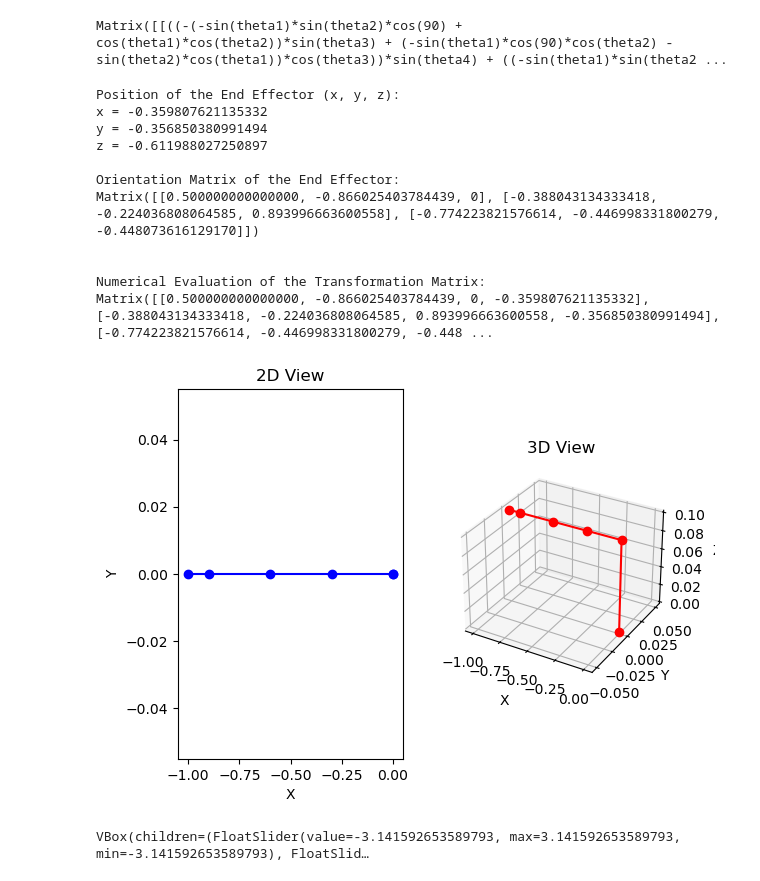
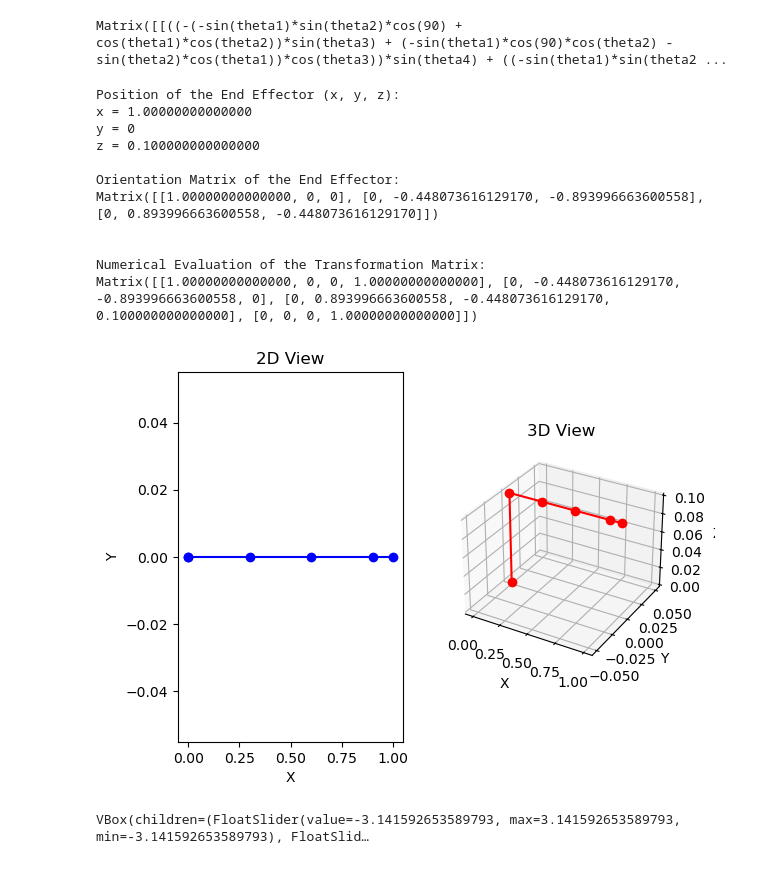
Before and after one commit to sulimanbadour1/Project_S, a Jupyter notebook: control/InverseKinematics/math/Forward_kinematics/FK.ipynb, the cells around one changed output. Drawn from its saved outputs; the diff is of its cells as text; code cells hidden in the pictures.

```diff
--- a/control/InverseKinematics/math/Forward_kinematics/FK.ipynb
+++ b/control/InverseKinematics/math/Forward_kinematics/FK.ipynb
@@ -55,22 +55,12 @@ Matrix([[((-(-sin(theta1)*sin(theta2)*cos(90) + cos(theta1)*cos(theta2))*sin(the
 
 ################  Numerical Evaluation  ################
 
-# DH Parameters
-d1, a1, alpha1 = 0.1, 0, 90  # Joint 1 rotates about z-axis
-d2, a2, alpha2 = 0, 0.3, 0  # Joint 2 shifts axis to y, hence 90-degree shift
-d3, a3, alpha3 = 0, 0.3, 0  # Following joints rotate around y-axis, no alpha shift
-d4, a4, alpha4 = 0, 0.3, 0
-d5, a5, alpha5 = (
-    0,
-    0.1,
-    0,
-)
 # Compute individual transformation matrices with joint angles
-T1 = DH_matrix(-pi, d1, a1, alpha1)
-T2 = DH_matrix(-pi / 6, d2, a2, alpha2)
-T3 = DH_matrix(-pi / 6, d3, a3, alpha3)
-T4 = DH_matrix(-pi / 6, d4, a4, alpha4)
-T5 = DH_matrix(-pi / 6, d5, a5, alpha5)
+T1 = DH_matrix(0, d1, a1, alpha1)
+T2 = DH_matrix(0, d2, a2, alpha2)
+T3 = DH_matrix(0, d3, a3, alpha3)
+T4 = DH_matrix(0, d4, a4, alpha4)
+T5 = DH_matrix(0, d5, a5, alpha5)
 
 # Overall transformation matrix from the base to the end-effector
 T = T1 * T2 * T3 * T4 * T5
@@ -95,63 +85,27 @@ print("Numerical Evaluation of the Transformation Matrix:")
 print(T.evalf())
 # %% [output]
 Position of the End Effector (x, y, z):
-x = -0.359807621135332
-y = -0.356850380991494
-z = -0.611988027250897
+x = 1.00000000000000
+y = 0
+z = 0.100000000000000
 
 Orientation Matrix of the End Effector:
-Matrix([[0.500000000000000, -0.866025403784439, 0], [-0.388043134333418, -0.224036808064585, 0.893996663600558], [-0.774223821576614, -0.446998331800279, -0.448073616129170]])
+Matrix([[1.00000000000000, 0, 0], [0, -0.448073616129170, -0.893996663600558], [0, 0.893996663600558, -0.448073616129170]])
 
 
 Numerical Evaluation of the Transformation Matrix:
-Matrix([[0.500000000000000, -0.866025403784439, 0, -0.359807621135332], [-0.388043134333418, -0.224036808064585, 0.893996663600558, -0.356850380991494], [-0.774223821576614, -0.446998331800279, -0.448 ...
+Matrix([[1.00000000000000, 0, 0, 1.00000000000000], [0, -0.448073616129170, -0.893996663600558, 0], [0, 0.893996663600558, -0.448073616129170, 0.100000000000000], [0, 0, 0, 1.00000000000000]])
 # %%
 import numpy as np
 import matplotlib.pyplot as plt
 from mpl_toolkits.mplot3d import Axes3D
 from sympy import symbols, cos, sin, pi, Matrix, N
 
-# Define symbolic variables
-theta1, theta2, theta3, theta4, theta5 = symbols("theta1 theta2 theta3 theta4 theta5")
-
-# DH Parameters
-d1, a1, alpha1 = 0.1, 0, 90  # Joint 1 rotates about z-axis
-d2, a2, alpha2 = 0, 0.3, 0  # Joint 2 shifts axis to y, hence 90-degree shift
-d3, a3, alpha3 = 0, 0.3, 0  # Following joints rotate around y-axis, no alpha shift
-d4, a4, alpha4 = 0, 0.3, 0
-d5, a5, alpha5 = (
-    0,
-    0.1,
-    0,
-)  # Note: This should be the link before the end, if any confusion clarify
-
-
-# Define the transformation matrix function using DH parameters
-def DH_matrix(theta, d, a, alpha):
-    return Matrix(
-        [
-            [
-                cos(theta),
-                -sin(theta) * cos(alpha),
-                sin(theta) * sin(alpha),
-                a * cos(theta),
-            ],
-            [
-                sin(theta),
-                cos(theta) * cos(alpha),
-                -cos(theta) * sin(alpha),
-                a * sin(theta),
-            ],
-            [0, sin(alpha), cos(alpha), d],
-            [0, 0, 0, 1],
-        ]
-    )
-
 
 # Define joint angles in radians
 angles = {
     theta1: 0,
-    theta2: pi,
+    theta2: 0,
     theta3: 0,
     theta4: 0,
     theta5: 0,
@@ -180,34 +134,34 @@ positions = [
     T04[:3, 3],
     T05[:3, 3],
 ]
 positions = [N(p) for p in positions]  # Evaluate numerically
 
 # Plotting
 fig = plt.figure()
 ax1 = fig.add_subplot(121)
 ax2 = fig.add_subplot(122, projection="3d")
 
 # 2D plot
 x_vals = [p[0] for p in positions]
 y_vals = [p[1] for p in positions]
 ax1.plot(x_vals, y_vals, "bo-")
 ax1.set_title("2D View")
 ax1.set_xlabel("X")
 ax1.set_ylabel("Y")
 
 # 3D plot
 x_vals = [p[0] for p in positions]
 y_vals = [p[1] for p in positions]
 z_vals = [p[2] for p in positions]
 ax2.plot(x_vals, y_vals, z_vals, "ro-")
 ax2.set_title("3D View")
 ax2.set_xlabel("X")
 ax2.set_ylabel("Y")
 ax2.set_zlabel("Z")
 
 plt.show()
 # %% [output]
-[figure, old version]
+[figure, new version]
 # %%
 import numpy as np
 import matplotlib.pyplot as plt
```
Also changed, not shown: 7 other files.
